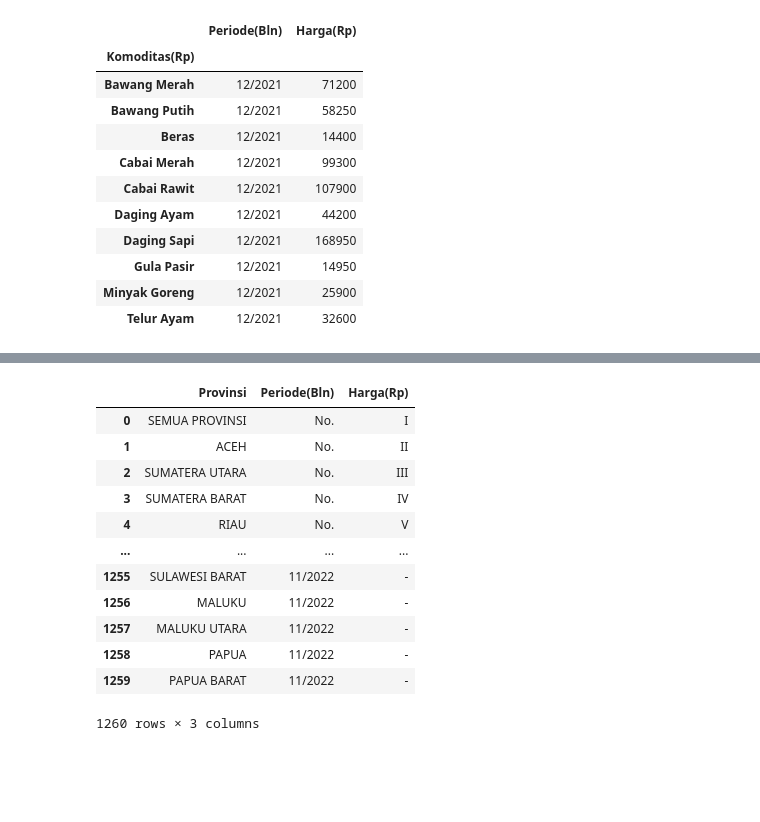
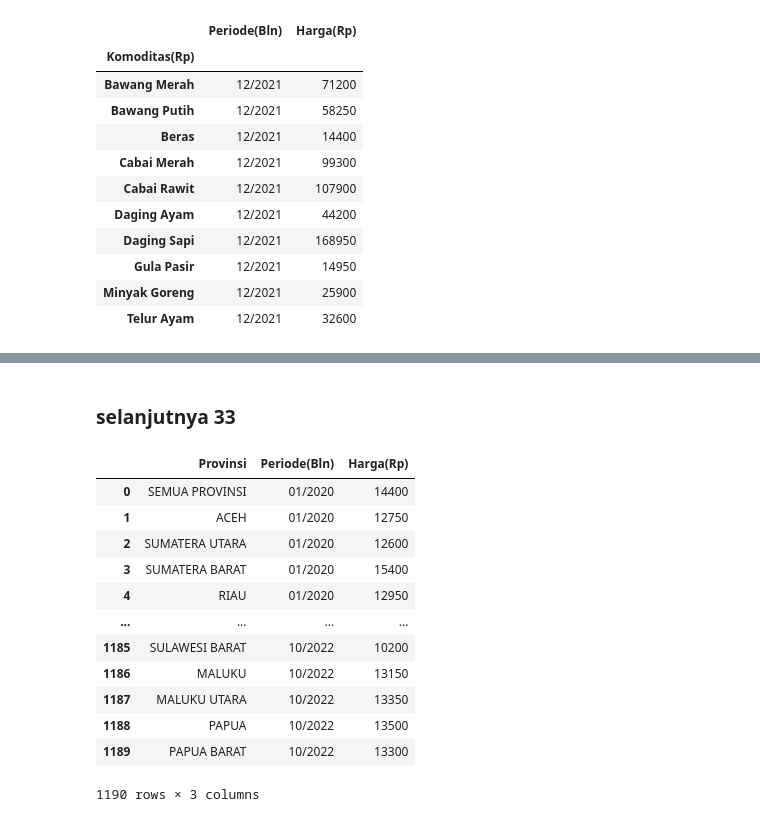
Before and after one commit to satrioadi96/projekpangan, a Jupyter notebook: running-test.ipynb, the cells around one changed output, grey strips where cells are left out. Saved outputs shown, nothing was run; the diff lists cells and outputs as text; code cells hidden in the pictures; blank space fills up the shorter version.

```diff
--- a/running-test.ipynb
+++ b/running-test.ipynb
@@ -344,17 +260,23 @@ lpi.drop(['No.', '11/2022'], axis=1)
-# %%
-meti = lpi.melt('Provinsi', var_name='Periode(Bln)', value_name='Harga(Rp)')
-meti
-# %% [output]
-|  | Provinsi | Periode(Bln) | Harga(Rp) |
-| 0 | SEMUA PROVINSI | No. | I |
-| 1 | ACEH | No. | II |
-| 2 | SUMATERA UTARA | No. | III |
-| 3 | SUMATERA BARAT | No. | IV |
-| 4 | RIAU | No. | V |
-| ... | ... | ... | ... |
-| 1255 | SULAWESI BARAT | 11/2022 | - |
-| 1256 | MALUKU | 11/2022 | - |
-| 1257 | MALUKU UTARA | 11/2022 | - |
-| 1258 | PAPUA | 11/2022 | - |
-| 1259 | PAPUA BARAT | 11/2022 | - |
-1260 rows × 3 columns
+# %% [markdown]
+### selanjutnya 33
+# %%
+import pandas as pd
+lpi = pd.read_excel('.\modern\harga-pasar-modern-komoditas-beras.xls')
+lpi2 = lpi.replace('-', 0)
+lpi21 = lpi2.drop(['No.', '11/2022'], axis=1)
+meti = lpi21.melt('Provinsi', var_name='Periode(Bln)', value_name='Harga(Rp)')
+meti
+# %% [output]
+|  | Provinsi | Periode(Bln) | Harga(Rp) |
+| 0 | SEMUA PROVINSI | 01/2020 | 14400 |
+| 1 | ACEH | 01/2020 | 12750 |
+| 2 | SUMATERA UTARA | 01/2020 | 12600 |
+| 3 | SUMATERA BARAT | 01/2020 | 15400 |
+| 4 | RIAU | 01/2020 | 12950 |
+| ... | ... | ... | ... |
+| 1185 | SULAWESI BARAT | 10/2022 | 10200 |
+| 1186 | MALUKU | 10/2022 | 13150 |
+| 1187 | MALUKU UTARA | 10/2022 | 13350 |
+| 1188 | PAPUA | 10/2022 | 13500 |
+| 1189 | PAPUA BARAT | 10/2022 | 13300 |
+1190 rows × 3 columns
```
Also changed, not shown: parts of 6 cells of this notebook, 3 other files.
